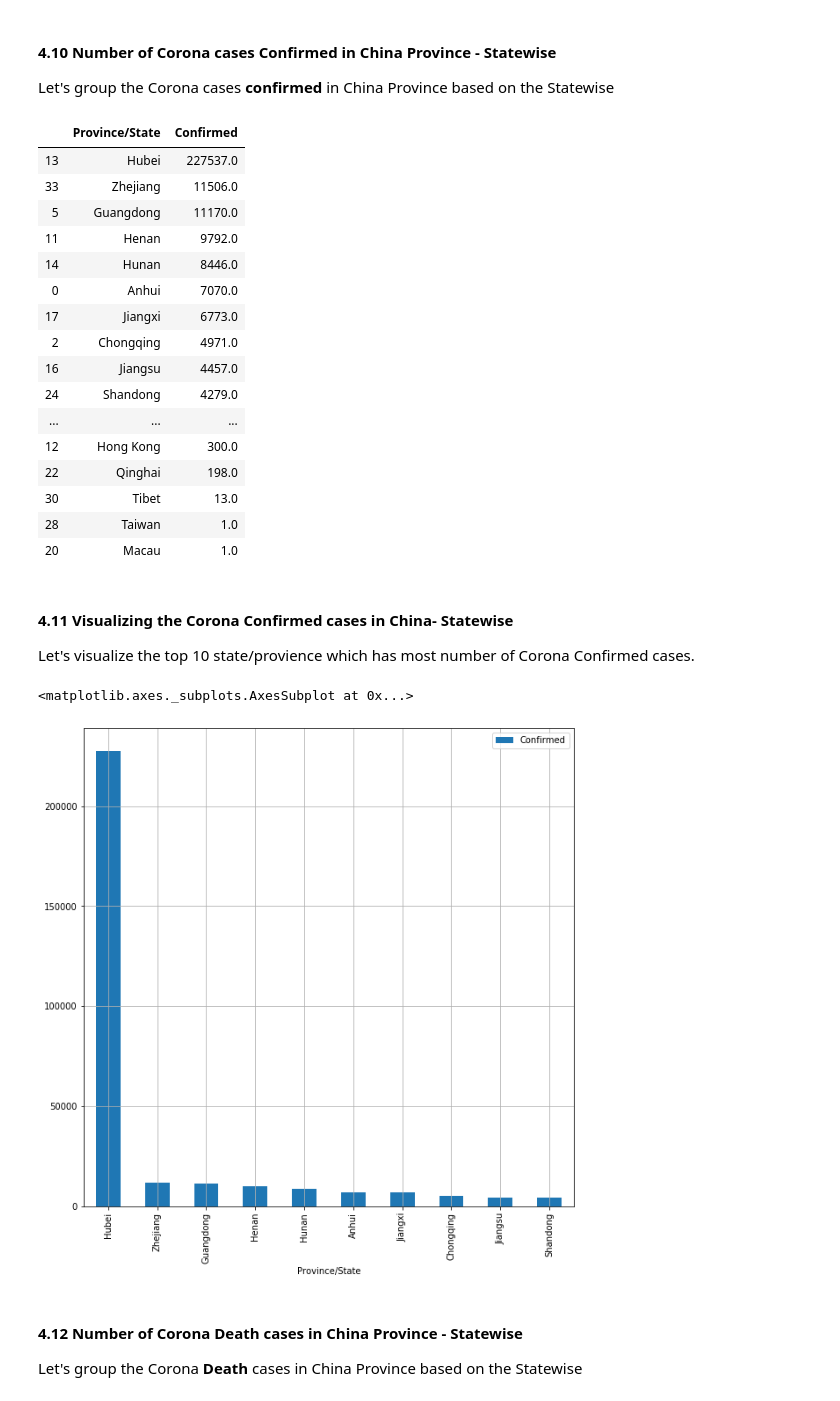
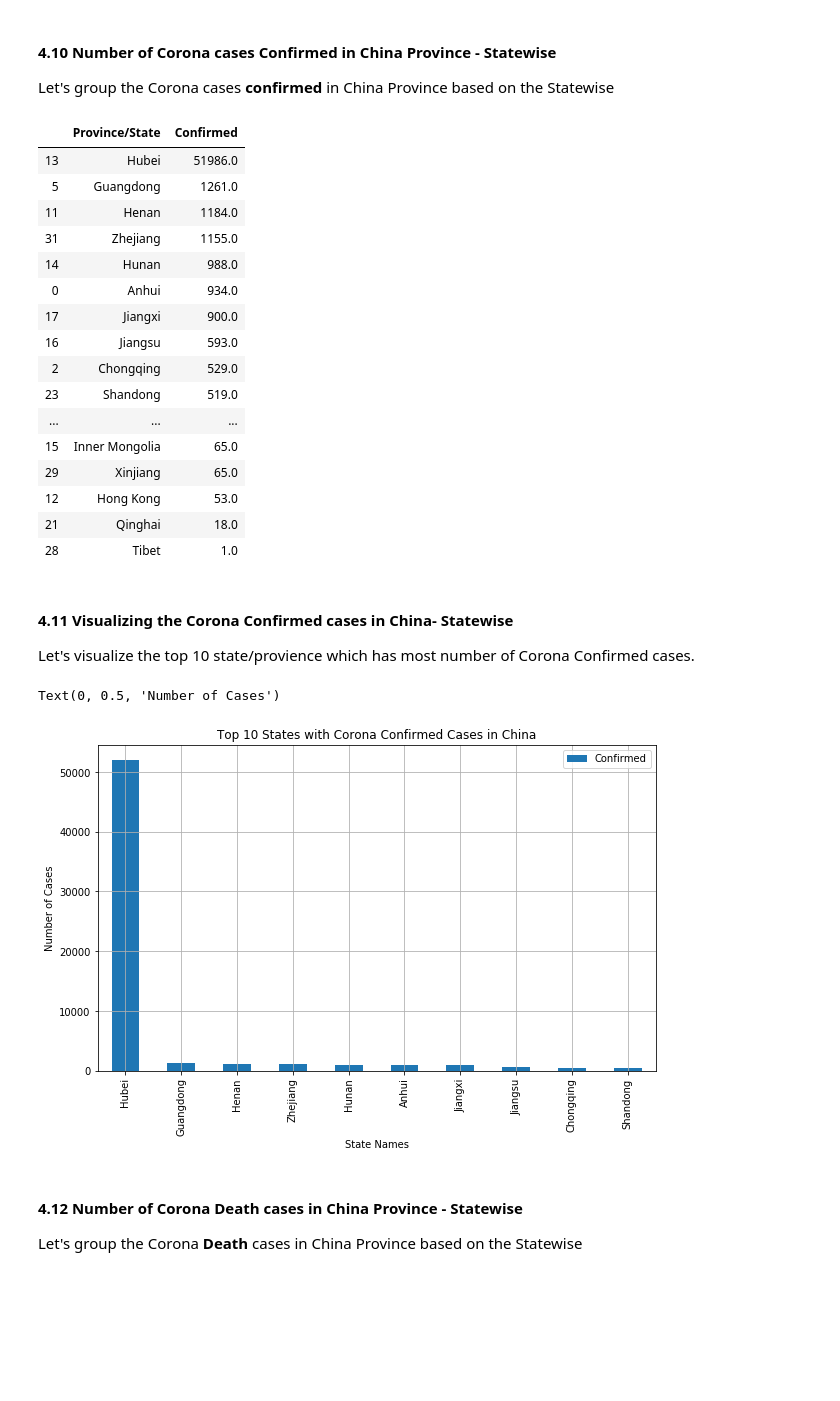
Before and after one commit to sunilkumarmano/Exploratory-Data-Analysis, a Jupyter notebook: Novel Corona Virus 2020 - Exploratory Data Analysis/Exploratory Data Analysis on Novel Corona Virus 2020.ipynb, the cells around one changed output. Drawn from its saved outputs; the diff is of its cells as text; code cells hidden in the pictures; blank space fills up the shorter version.

```diff
--- a/Novel Corona Virus 2020 - Exploratory Data Analysis/Exploratory Data Analysis on Novel Corona Virus 2020.ipynb
+++ b/Novel Corona Virus 2020 - Exploratory Data Analysis/Exploratory Data Analysis on Novel Corona Virus 2020.ipynb
@@ -162,0 +205,7 @@ corona_data.describe(include = "all")
+# %%
+country_names = {"Mainland China" : "China", "Hong Kong" : "China"}
+
+for x, y in country_names.items():
+    corona_data["Country"] = corona_data["Country"].replace(x, y)
+
+corona_data.Country.unique()
@@ -162,0 +225,3 @@ corona_data.describe(include = "all")
+# %%
+recent_date = corona_data['Date'].max()
+recent_date
@@ -162,0 +234,3 @@ corona_data.describe(include = "all")
+# %%
+recent_corona_data = corona_data[corona_data["Date"] == recent_date]
+recent_corona_data.head()
@@ -287,7 +385,7 @@ top_10_corona_recovered_cases.plot("Country", ["Recovered"], kind = "bar", grid
 
 Let's filter the data of China and it's provinces as the city are not captured for Non-China countries.
 # %%
-corona_china_data = corona_data[(corona_data.Country == "Mainland China") | (corona_data.Country == "China") | (corona_data.Country == "Hong Kong")]
+corona_china_data = recent_corona_data[recent_corona_data.Country == "China"]
 corona_china_data.head()
 # %% [output]
 |  | Sno | Date | Province/State | Country | Last Update | Confirmed | Deaths | Recovered |
@@ -324,32 +422,35 @@ corona_china_confirmed_cases = corona_china_confirmed.sort_values("Confirmed", a
 corona_china_confirmed_cases
 # %% [output]
 |  | Province/State | Confirmed |
-| 13 | Hubei | 227537.0 |
-| 33 | Zhejiang | 11506.0 |
-| 5 | Guangdong | 11170.0 |
-| 11 | Henan | 9792.0 |
-| 14 | Hunan | 8446.0 |
-| 0 | Anhui | 7070.0 |
-| 17 | Jiangxi | 6773.0 |
-| 2 | Chongqing | 4971.0 |
-| 16 | Jiangsu | 4457.0 |
-| 24 | Shandong | 4279.0 |
+| 13 | Hubei | 51986.0 |
+| 5 | Guangdong | 1261.0 |
+| 11 | Henan | 1184.0 |
+| 31 | Zhejiang | 1155.0 |
+| 14 | Hunan | 988.0 |
+| 0 | Anhui | 934.0 |
+| 17 | Jiangxi | 900.0 |
+| 16 | Jiangsu | 593.0 |
+| 2 | Chongqing | 529.0 |
+| 23 | Shandong | 519.0 |
 | ... | ... | ... |
-| 12 | Hong Kong | 300.0 |
-| 22 | Qinghai | 198.0 |
-| 30 | Tibet | 13.0 |
-| 28 | Taiwan | 1.0 |
-| 20 | Macau | 1.0 |
+| 15 | Inner Mongolia | 65.0 |
+| 29 | Xinjiang | 65.0 |
+| 12 | Hong Kong | 53.0 |
+| 21 | Qinghai | 18.0 |
+| 28 | Tibet | 1.0 |
 # %% [markdown]
 #### 4.11 Visualizing the Corona Confirmed cases in China- Statewise
 
 Let's visualize the top 10 state/provience which has most number of Corona Confirmed cases.
 # %%
 top_10_corona_china_confirmed_cases = corona_china_confirmed_cases.head(10)
-top_10_corona_china_confirmed_cases.plot("Province/State", ["Confirmed"], kind = "bar", grid = True, figsize = (10,10))
+top_10_corona_china_confirmed_cases.plot("Province/State", ["Confirmed"], kind = "bar", grid = True, figsize = (10,6))
+plt.title("Top 10 States with Corona Confirmed Cases in China")
+plt.xlabel("State Names")
+plt.ylabel("Number of Cases")
 # %% [output]
-<matplotlib.axes._subplots.AxesSubplot at 0x...>
+Text(0, 0.5, 'Number of Cases')
-[figure, old version]
+[figure, new version]
 # %% [markdown]
 #### 4.12 Number of Corona Death cases in China Province - Statewise
 
```
Also changed, not shown: parts of 49 cells of this notebook.
